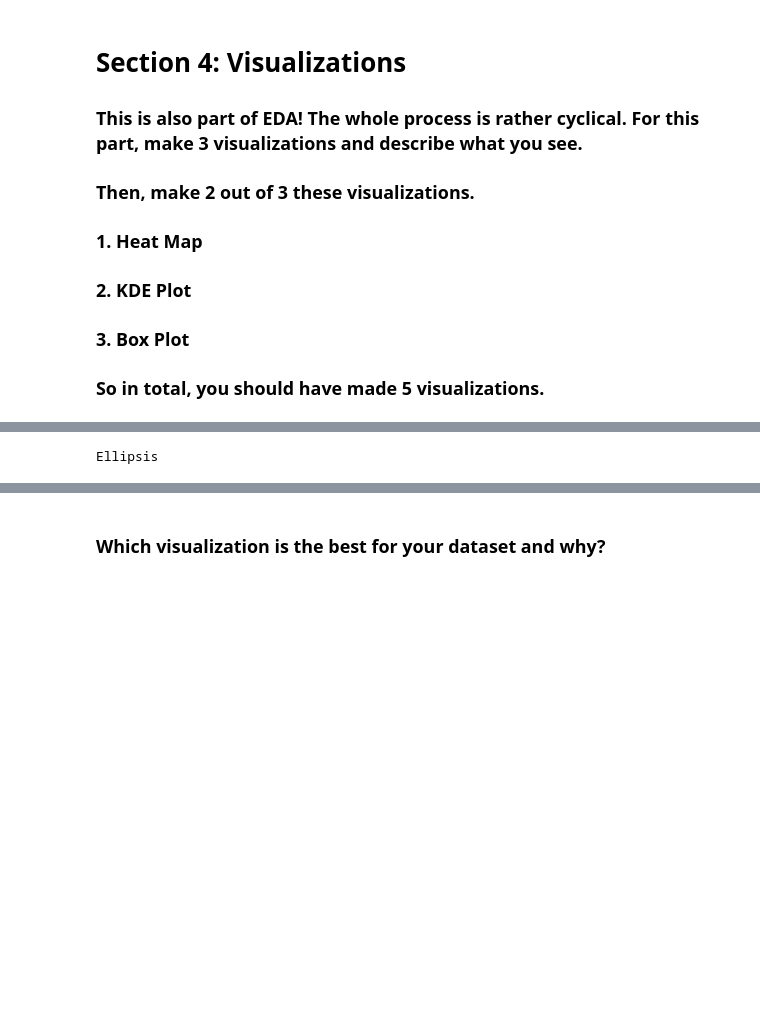
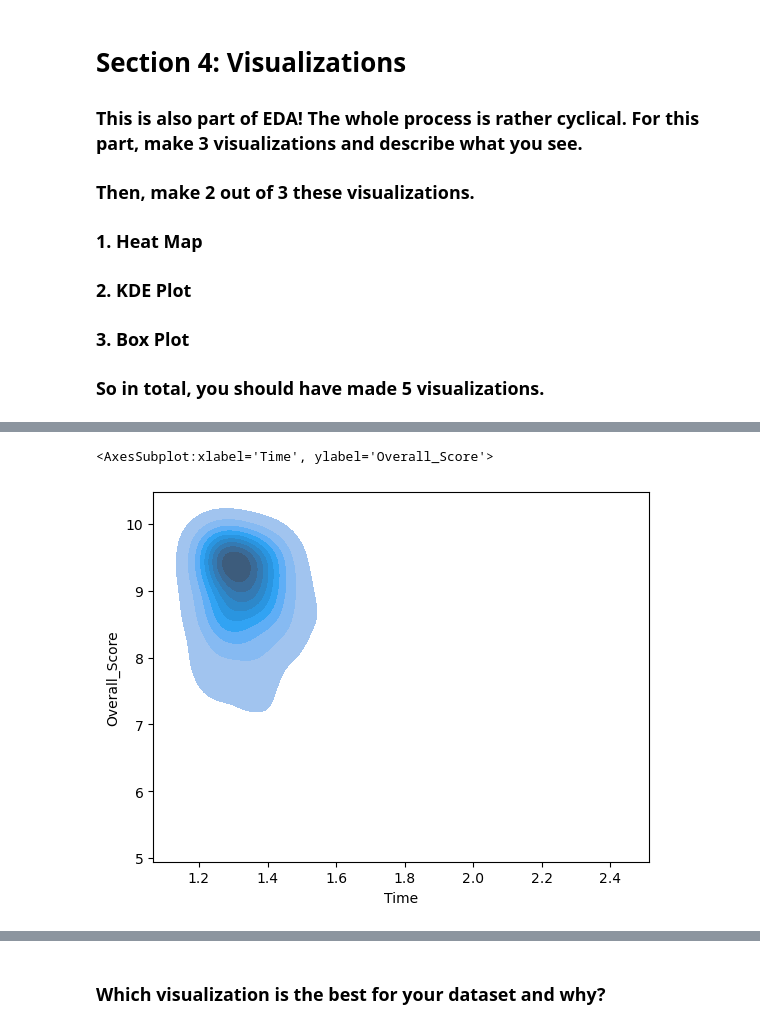
Before and after one commit to m-yen/DSS-Homework-Repository, a Jupyter notebook: Data Cleaning, EDA and Visualizations.ipynb, the cells around one changed output, grey strips where cells are left out. Cells and saved outputs as stored; diff of their text form; code cells hidden in the pictures; blank space fills up the shorter version.

```diff
--- a/Data Cleaning, EDA and Visualizations.ipynb
+++ b/Data Cleaning, EDA and Visualizations.ipynb
@@ -249,11 +346,13 @@ Ellipsis
 # %%
 #Visualization 4
 
-...
+sns.kdeplot(data = df, y = 'Overall_Score', x = 'Time', fill=True)
 
-#Your observations
+# This plot demonstrates how the distributions of time and overall score compare to each other. It appears that there is no preference for
+# length of performance, as the kde plot is more circular. However, it helps to note that the length of the routine is usually 1.4 minutes.
 # %% [output]
-Ellipsis
+<AxesSubplot:xlabel='Time', ylabel='Overall_Score'>
+[figure, added]
 # %%
 #Visualization 5
 
```
Also changed, not shown: parts of 21 cells of this notebook.
